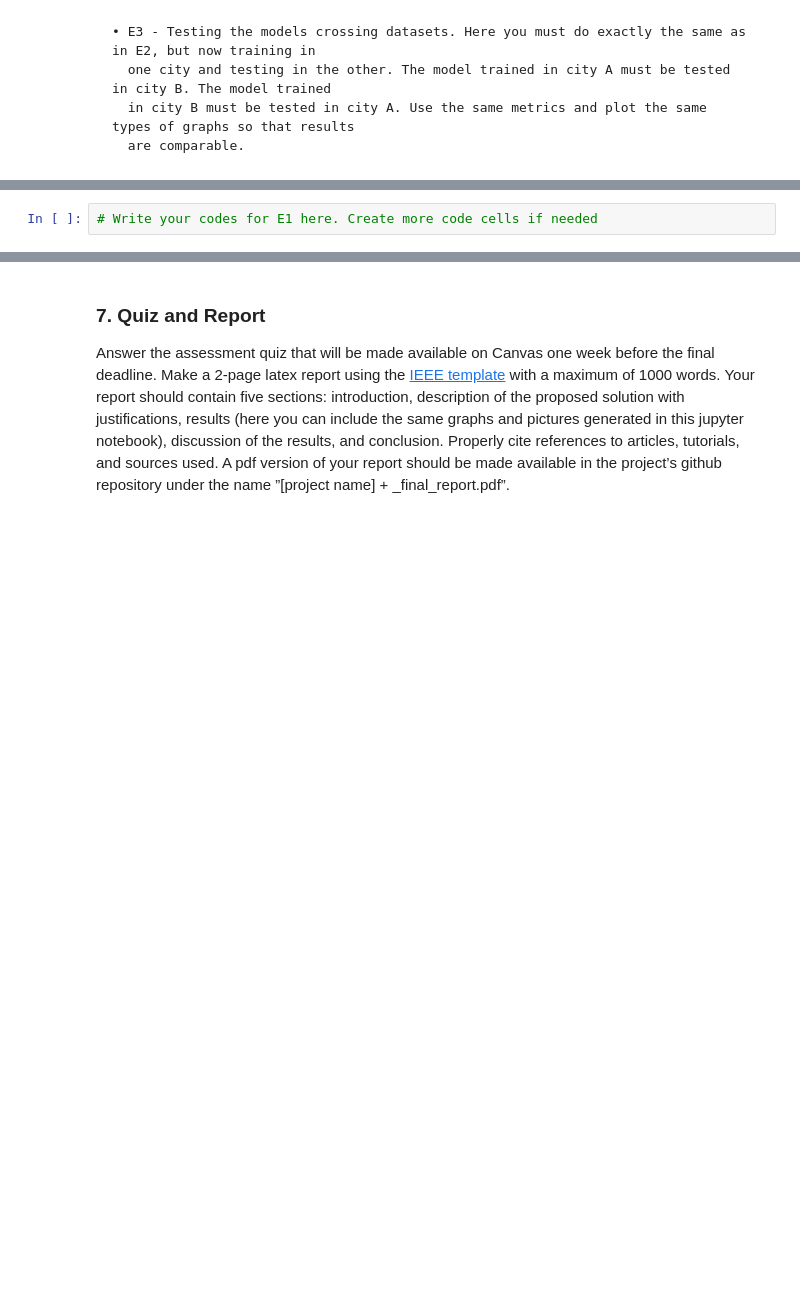
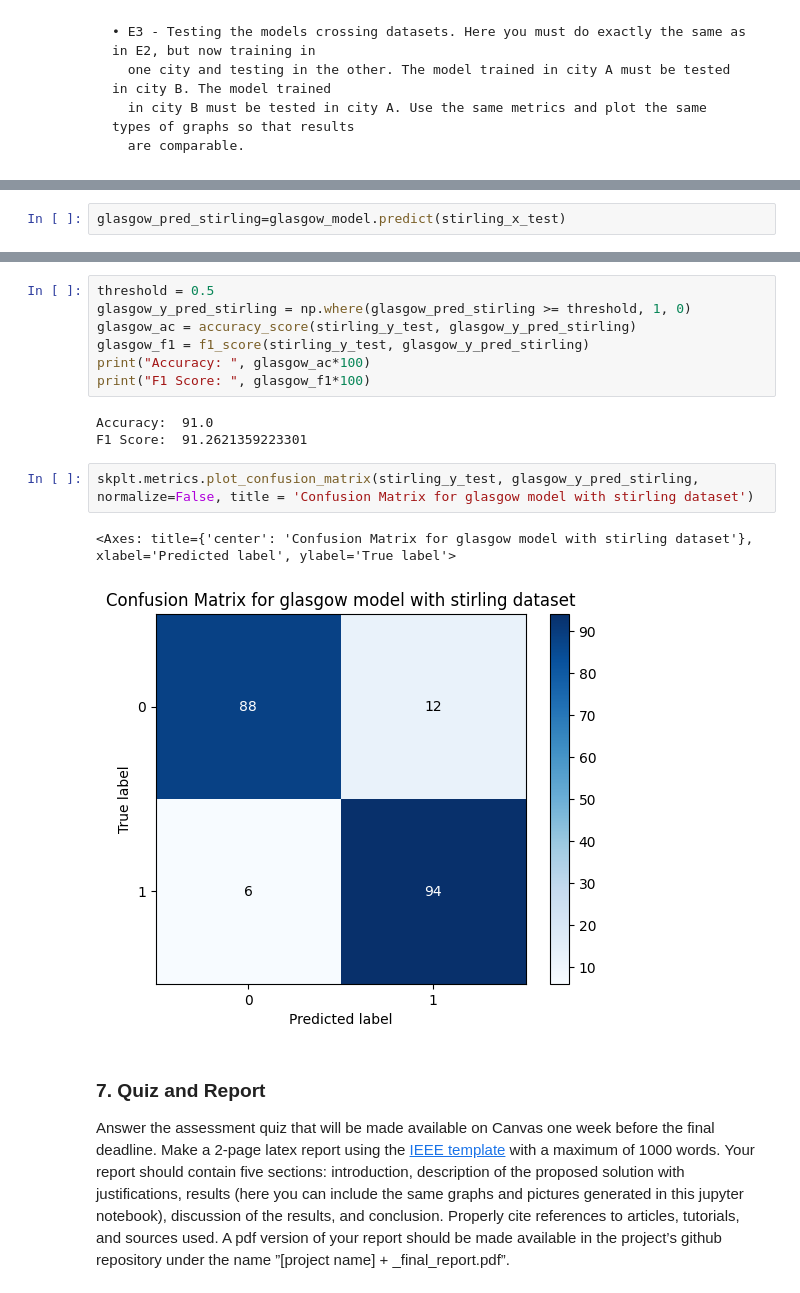
Before and after one commit to moazsarwar908/ITNPAI1__Car_and_Tree_Classification, a Jupyter notebook: AssignmentFile(_AI1_Spring_2023_).ipynb, the cells around one changed output, grey strips where cells are left out. Saved outputs shown, nothing was run; the diff lists cells and outputs as text; blank space fills up the shorter version.

Commit message:
Testing glasgow model with stirling data

```diff
--- a/AssignmentFile(_AI1_Spring_2023_).ipynb
+++ b/AssignmentFile(_AI1_Spring_2023_).ipynb
@@ -553,2 +515,2 @@ skplt.metrics.plot_confusion_matrix(stirling_y_test, stirling_y_pred, normalize=
 # %%
-# Write your codes for E1 here. Create more code cells if needed
+glasgow_pred_stirling=glasgow_model.predict(stirling_x_test)
@@ -555,3 +519,18 @@ skplt.metrics.plot_confusion_matrix(stirling_y_test, stirling_y_pred, normalize=
+# %%
+threshold = 0.5
+glasgow_y_pred_stirling = np.where(glasgow_pred_stirling >= threshold, 1, 0)
+glasgow_ac = accuracy_score(stirling_y_test, glasgow_y_pred_stirling)
+glasgow_f1 = f1_score(stirling_y_test, glasgow_y_pred_stirling)
+print("Accuracy: ", glasgow_ac*100)
+print("F1 Score: ", glasgow_f1*100)
+# %% [output]
+Accuracy:  91.0
+F1 Score:  91.2621359223301
+# %%
+skplt.metrics.plot_confusion_matrix(stirling_y_test, glasgow_y_pred_stirling, normalize=False, title = 'Confusion Matrix for glasgow model with stirling dataset')
+# %% [output]
+<Axes: title={'center': 'Confusion Matrix for glasgow model with stirling dataset'}, xlabel='Predicted label', ylabel='True label'>
+[figure, added]
 # %% [markdown]
 ### 7. Quiz and Report
 Answer the assessment quiz that will be made available on Canvas one week before the final deadline.
```
Also changed, not shown: parts of 18 cells of this notebook.
